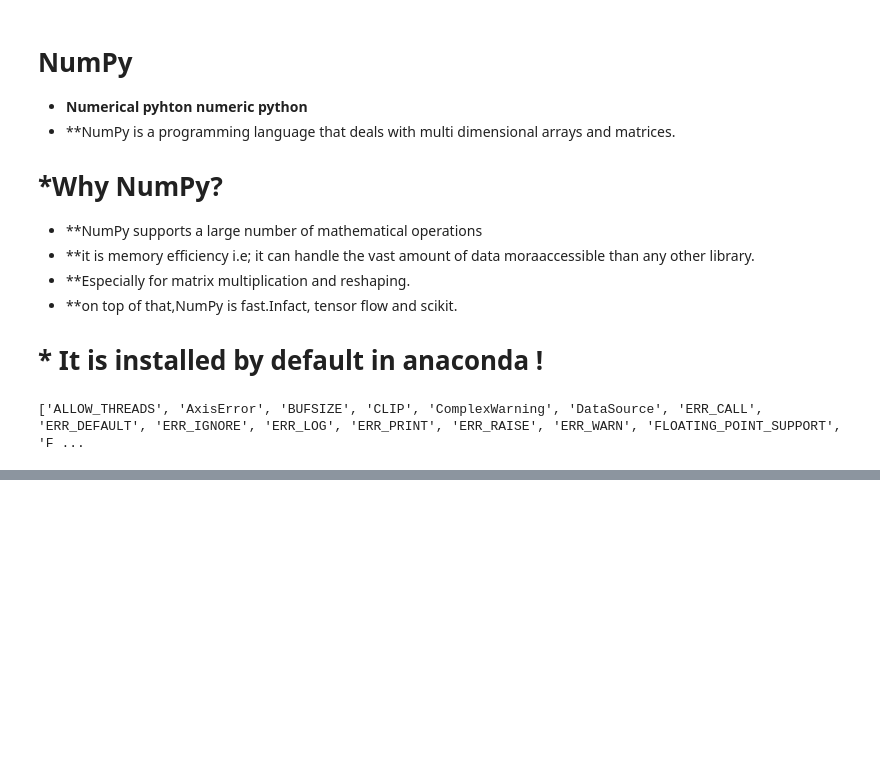
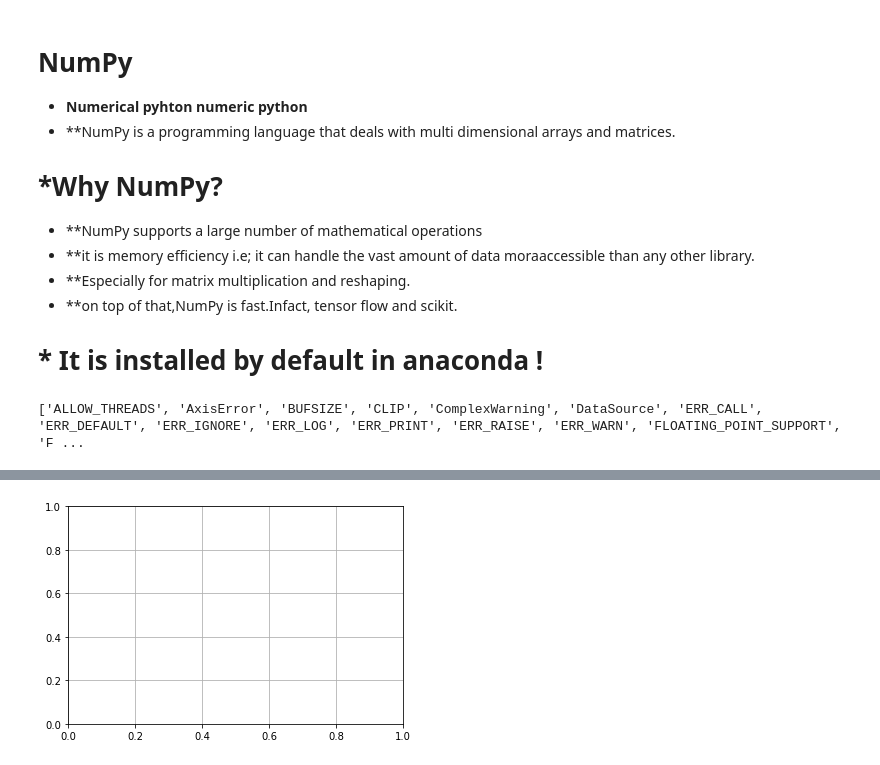
Before and after one commit to ShaikShabeena5E7/APSSDCpython, a Jupyter notebook: 20-april-2021.ipynb, the cells around one changed output, grey strips where cells are left out. Cells and saved outputs as stored; diff of their text form; code cells hidden in the pictures; blank space fills up the shorter version.

```diff
--- a/20-april-2021.ipynb
+++ b/20-april-2021.ipynb
@@ -135,0 +316,6 @@ array
+# %%
+from matplotlib import pyplot as plt
+plt.grid([5,3,5,9])
+plt.show(1,5)
+# %% [output]
+[figure, added]
```
Also changed, not shown: parts of 32 cells of this notebook.
